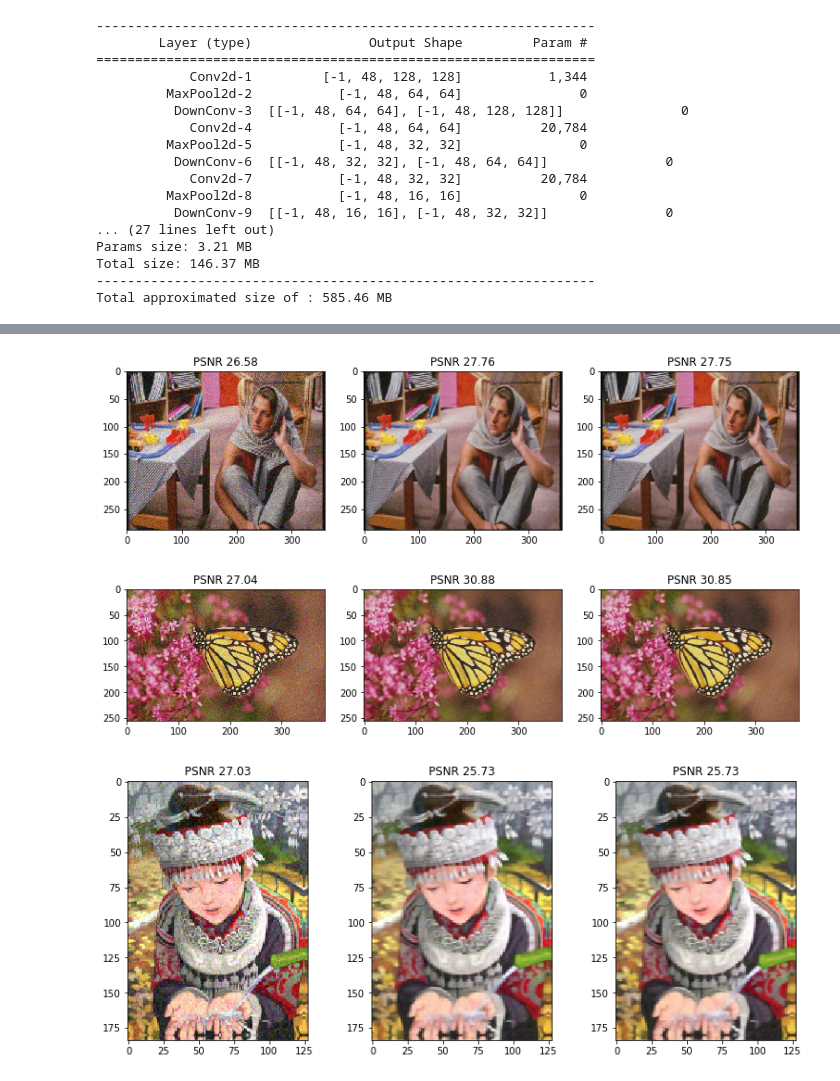
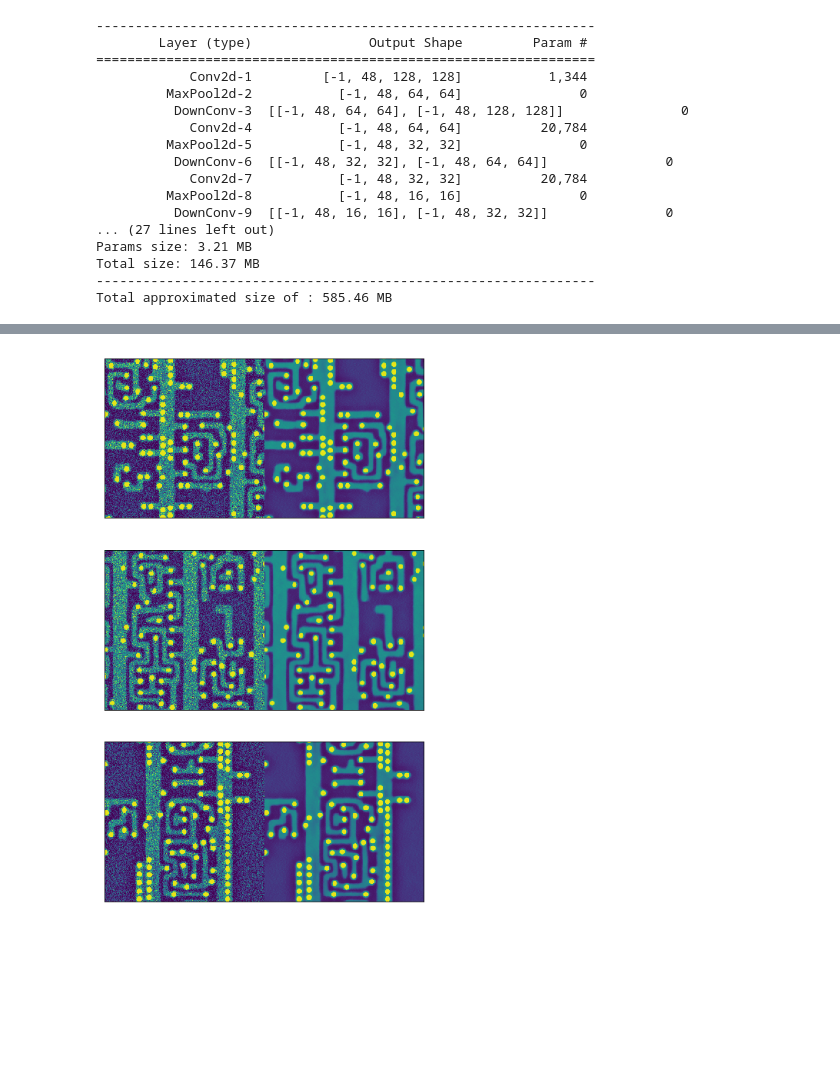
Before and after one commit to axarekma/CNN_bin, a Jupyter notebook: image_example.ipynb, the cells around one changed output, grey strips where cells are left out. Saved outputs shown, nothing was run; the diff lists cells and outputs as text; code cells hidden in the pictures; blank space fills up the shorter version.

```diff
--- a/image_example.ipynb
+++ b/image_example.ipynb
@@ -133,17 +136,20 @@ net.plot_train()
-# %%
-for img,ref in zip(images,images_ref):
-    binned_ref = np.mean(cnnbin.split_diagonal_rgb(ref),0)
-    binned_mean = np.mean(cnnbin.split_diagonal_rgb(img),0)
-
-    image_filter_fuse = net.filter(img,sampling=1.1)
-    image_filter = net.filter_patch(img)
-
-    plt.figure(figsize=(13,5))
-    for i,im in enumerate([binned_mean,image_filter,image_filter_fuse]):
-        plt.subplot(1,3,1+i)
-        plt.imshow(np.clip(im/255,0,1))
-        plt.title(f'PSNR {psnr(im,binned_ref):.2f}')
-# %% [output]
-[figure, removed]
-[figure, removed]
-[figure, removed]
+# %%
+from cnnbin.utils import random_patches
+
+image_filter = net.filter(image,sampling=1.1)
+
+block_size = (256,256)
+n_patches = 3
+seed = 3421
+ref = random_patches(binned_mean, block_size, n_patches, seed)
+filtered_random = random_patches(image_filter, block_size, n_patches, seed)
+W = 13
+plt.figure(figsize=(W,n_patches*W/3))
+for i in range(n_patches):
+    plt.subplot(n_patches,1,1+i)
+    plt.imshow(np.concatenate((ref[i],filtered_random[i],),1))
+    plt.xticks([])
+    plt.yticks([])
+plt.savefig(f'images/IC_patches',bbox_inches='tight')
+# %% [output]
+[figure, added]
```
Also changed, not shown: parts of 18 cells of this notebook, 5 other files.
